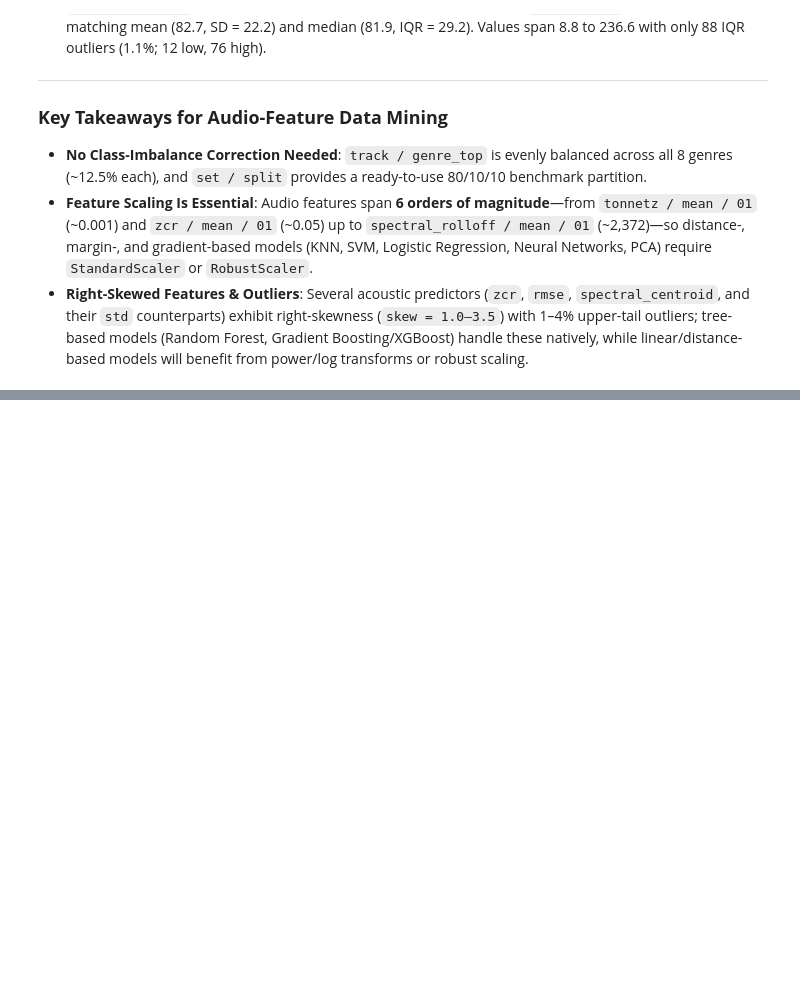
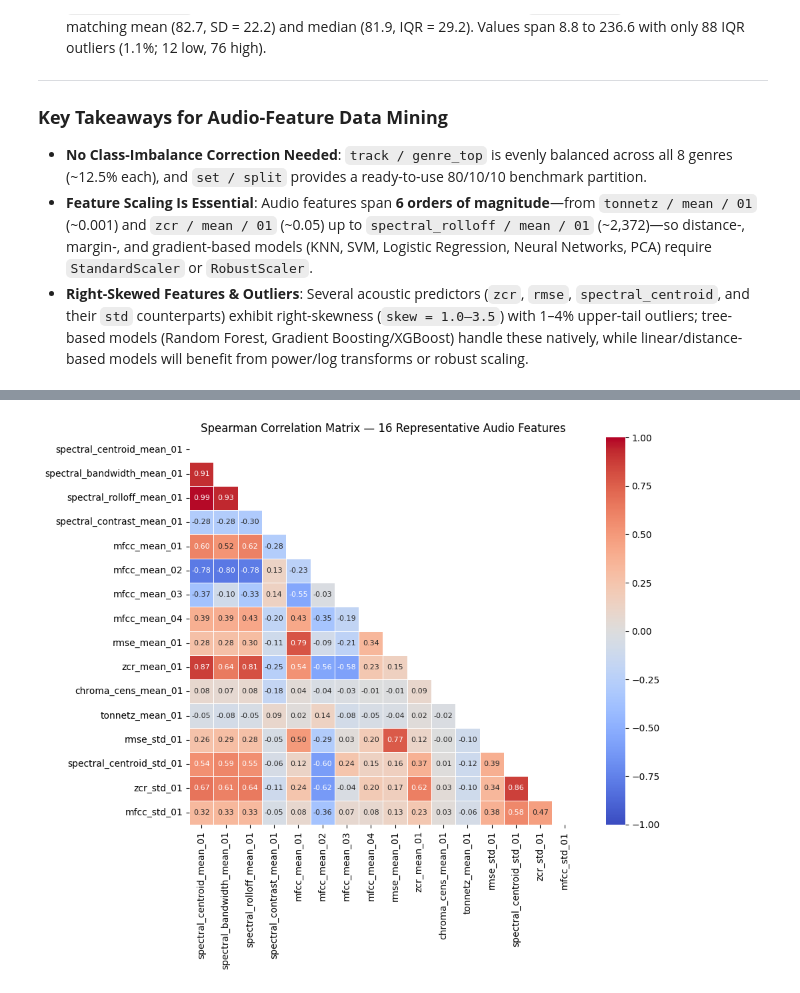
Before and after one commit to daqhi/Music-Genre-Classification, a Jupyter notebook: music_genre_classification.ipynb, the cells around one changed output, grey strips where cells are left out. Saved outputs shown, nothing was run; the diff lists cells and outputs as text; code cells hidden in the pictures; blank space fills up the shorter version.

```diff
--- a/music_genre_classification.ipynb
+++ b/music_genre_classification.ipynb
@@ -1113,0 +1196,90 @@ for col in num_cols:
+# %%
+# VI.2 Feature-to-Feature Correlation & Full-Dataset Multicollinearity Audit
+rep_cols = [
+    ('spectral_centroid', 'mean', '01'),
+    ('spectral_bandwidth', 'mean', '01'),
+    ('spectral_rolloff', 'mean', '01'),
+    ('spectral_contrast', 'mean', '01'),
+    ('mfcc', 'mean', '01'),
+    ('mfcc', 'mean', '02'),
+    ('mfcc', 'mean', '03'),
+    ('mfcc', 'mean', '04'),
+    ('rmse', 'mean', '01'),
+    ('zcr', 'mean', '01'),
+    ('chroma_cens', 'mean', '01'),
+    ('tonnetz', 'mean', '01'),
+    ('rmse', 'std', '01'),
+    ('spectral_centroid', 'std', '01'),
+    ('zcr', 'std', '01'),
+    ('mfcc', 'std', '01'),
+]
+rep_labels = [f"{a}_{b}_{c}" for a, b, c in rep_cols]
+rep_df = clean_features[rep_cols].copy()
+rep_df.columns = rep_labels
+
+# 1. Spearman correlation heatmap of the 16 representative features
+corr_spearman = rep_df.corr(method='spearman')
+mask = np.triu(np.ones_like(corr_spearman, dtype=bool))
+
+plt.figure(figsize=(11, 8.5))
+sns.heatmap(
+    corr_spearman,
+    mask=mask,
+    annot=True,
+    fmt='.2f',
+    cmap='coolwarm',
+    center=0,
+    vmin=-1,
+    vmax=1,
+    square=True,
+    linewidths=0.4,
+    annot_kws={'size': 8},
+)
+plt.title("Spearman Correlation Matrix — 16 Representative Audio Features")
+plt.tight_layout()
+plt.show()
+
+# Top correlated pairs among representative features
+upper_rep = corr_spearman.where(np.triu(np.ones(corr_spearman.shape), k=1).astype(bool))
+rep_pairs = (
+    upper_rep.stack()
+    .rename('spearman_r')
+    .reset_index()
+    .rename(columns={'level_0': 'Feature A', 'level_1': 'Feature B'})
+)
+rep_pairs['abs_r'] = rep_pairs['spearman_r'].abs()
+print("=== Top 10 Strongest Pairwise Correlations (16 Representative Features, Spearman) ===")
+display(rep_pairs.sort_values('abs_r', ascending=False).head(10)[['Feature A', 'Feature B', 'spearman_r']].round(3))
+
+# 2. Full 518-feature multicollinearity audit (Pearson |r|)
+full_corr = clean_features.corr(method='pearson').abs()
+upper_mask = np.triu(np.ones(full_corr.shape, dtype=bool), k=1)
+vals = full_corr.values[upper_mask]
+total_pairs = len(vals)
+n_85 = int((vals >= 0.85).sum())
+n_90 = int((vals >= 0.90).sum())
+n_95 = int((vals >= 0.95).sum())
+
+# Features involved in at least one |r| >= 0.85 pair
+adj = (full_corr.values >= 0.85).copy()
+np.fill_diagonal(adj, False)
+features_with_collinear = int(adj.any(axis=1).sum())
+
+print(f"\n=== Full 518-Feature Multicollinearity Audit (Pearson |r|) ===")
+print(f"Total unique feature pairs : {total_pairs:,}")
+print(f"Pairs with |r| >= 0.85     : {n_85:,} ({n_85 / total_pairs * 100:.2f}%)")
+print(f"Pairs with |r| >= 0.90     : {n_90:,} ({n_90 / total_pairs * 100:.2f}%)")
+print(f"Pairs with |r| >= 0.95     : {n_95:,} ({n_95 / total_pairs * 100:.2f}%)")
+print(f"Features with >=1 partner at |r| >= 0.85: {features_with_collinear} / {clean_features.shape[1]} ({features_with_collinear / clean_features.shape[1] * 100:.1f}%)")
+
+# Breakdown of highly collinear features by feature family
+families = clean_features.columns.get_level_values(0)
+fam_summary = pd.DataFrame({
+    'total_features': pd.Series(families).value_counts(),
+    'collinear_features_r85': pd.Series(families[adj.any(axis=1)]).value_counts(),
+}).fillna(0).astype(int)
+fam_summary['pct_collinear'] = (fam_summary['collinear_features_r85'] / fam_summary['total_features'] * 100).round(1)
+print("\n=== Features with at Least One |r| >= 0.85 Partner, by Feature Family ===")
+display(fam_summary.sort_values('pct_collinear', ascending=False))
+# %% [output]
+[figure, added]
```
Also changed, not shown: parts of 43 cells of this notebook.
